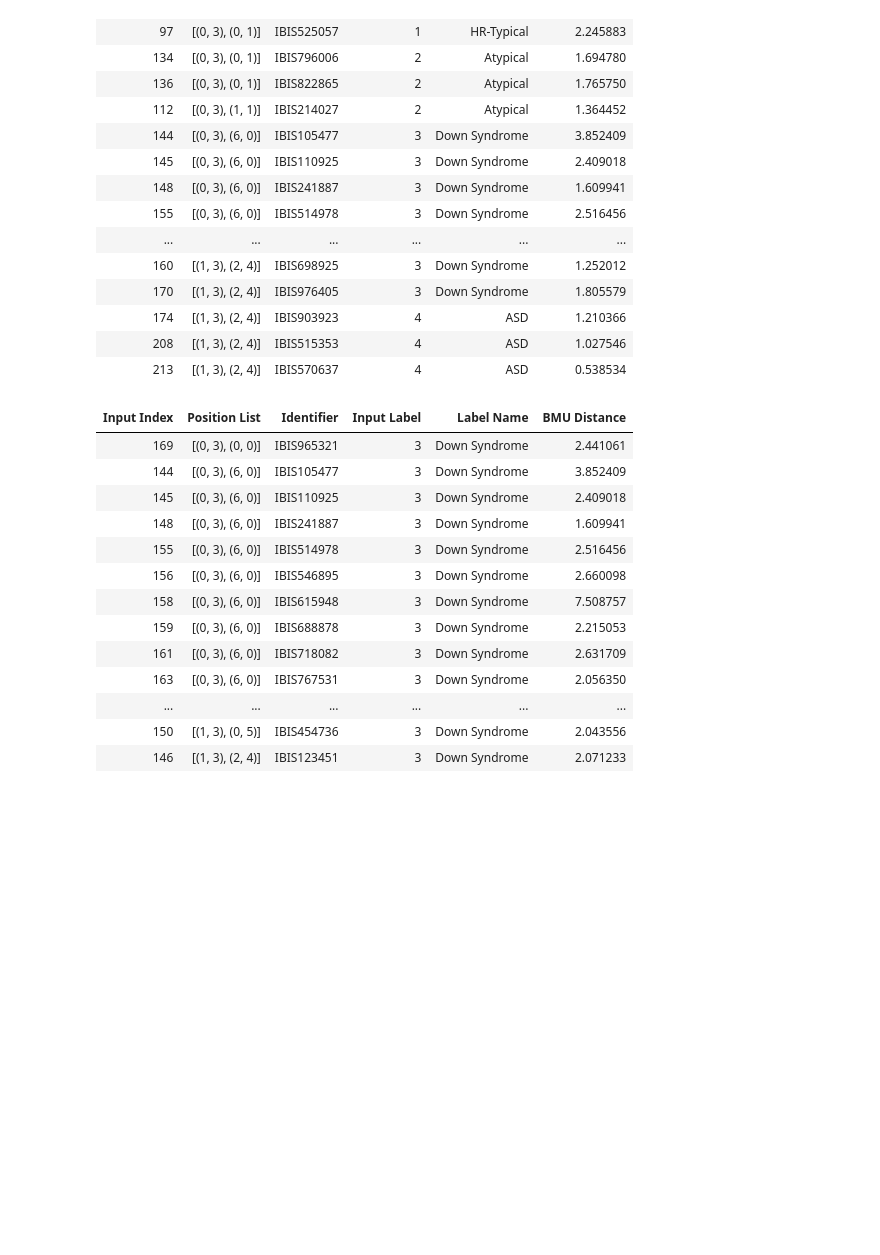
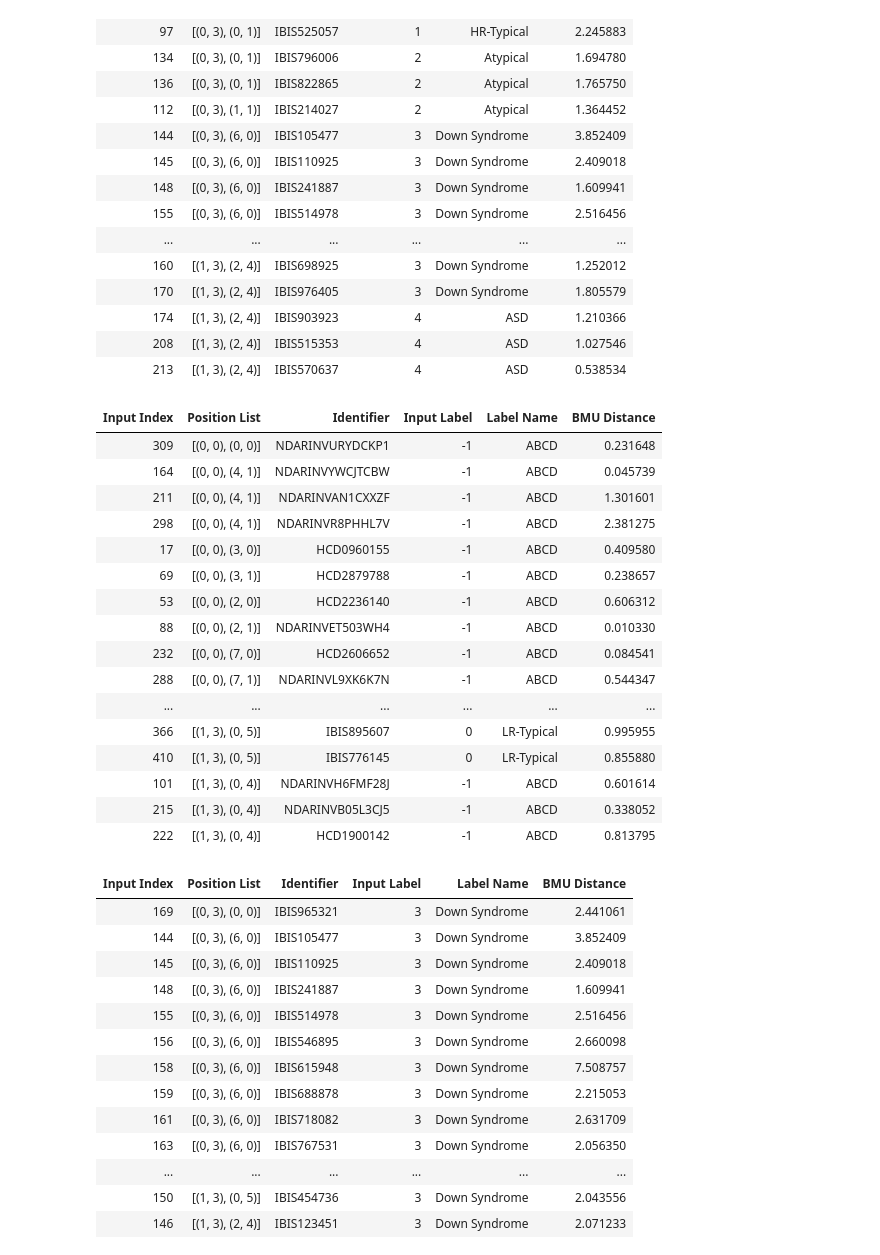
Before and after one commit to eonemli/ASD-OOD-Analysis, a Jupyter notebook: asd-analysis/test_ibis_asd_scorenorm_ghsom.ipynb, the cells around one changed output. Saved outputs shown, nothing was run; the diff lists cells and outputs as text; code cells hidden in the pictures; blank space fills up the shorter version.

```diff
--- a/asd-analysis/test_ibis_asd_scorenorm_ghsom.ipynb
+++ b/asd-analysis/test_ibis_asd_scorenorm_ghsom.ipynb
@@ -1004,6 +1032,30 @@ display_scrollable_dataframe_with_sticky_header(leaf_node_positions_table)
 | 174 | [(1, 3), (2, 4)] | IBIS903923 | 4 | ASD | 1.210366 |
 | 208 | [(1, 3), (2, 4)] | IBIS515353 | 4 | ASD | 1.027546 |
 | 213 | [(1, 3), (2, 4)] | IBIS570637 | 4 | ASD | 0.538534 |
+# %%
+# Example usage: Define the mapping dictionary and extract leaf node positions with BMU distances
+leaf_node_positions_table_inliers = extract_leaf_node_positions_with_bmu_distances(train_mapped_zero_unit, dataset_id_to_name)
+
+# Display the table
+display_scrollable_dataframe_with_sticky_header(leaf_node_positions_table_inliers)
+# %% [output]
+| Input Index | Position List | Identifier | Input Label | Label Name | BMU Distance |
+| 309 | [(0, 0), (0, 0)] | NDARINVURYDCKP1 | -1 | ABCD | 0.231648 |
+| 164 | [(0, 0), (4, 1)] | NDARINVYWCJTCBW | -1 | ABCD | 0.045739 |
+| 211 | [(0, 0), (4, 1)] | NDARINVAN1CXXZF | -1 | ABCD | 1.301601 |
+| 298 | [(0, 0), (4, 1)] | NDARINVR8PHHL7V | -1 | ABCD | 2.381275 |
+| 17 | [(0, 0), (3, 0)] | HCD0960155 | -1 | ABCD | 0.409580 |
+| 69 | [(0, 0), (3, 1)] | HCD2879788 | -1 | ABCD | 0.238657 |
+| 53 | [(0, 0), (2, 0)] | HCD2236140 | -1 | ABCD | 0.606312 |
+| 88 | [(0, 0), (2, 1)] | NDARINVET503WH4 | -1 | ABCD | 0.010330 |
+| 232 | [(0, 0), (7, 0)] | HCD2606652 | -1 | ABCD | 0.084541 |
+| 288 | [(0, 0), (7, 1)] | NDARINVL9XK6K7N | -1 | ABCD | 0.544347 |
+| ... | ... | ... | ... | ... | ... |
+| 366 | [(1, 3), (0, 5)] | IBIS895607 | 0 | LR-Typical | 0.995955 |
+| 410 | [(1, 3), (0, 5)] | IBIS776145 | 0 | LR-Typical | 0.855880 |
+| 101 | [(1, 3), (0, 4)] | NDARINVH6FMF28J | -1 | ABCD | 0.601614 |
+| 215 | [(1, 3), (0, 4)] | NDARINVB05L3CJ5 | -1 | ABCD | 0.338052 |
+| 222 | [(1, 3), (0, 4)] | HCD1900142 | -1 | ABCD | 0.813795 |
 # %%
 leaf_node_positions_table_ds = leaf_node_positions_table[leaf_node_positions_table['Label Name']=='Down Syndrome']
 # %%
```
Also changed, not shown: parts of 7 cells of this notebook, 13 other files.
